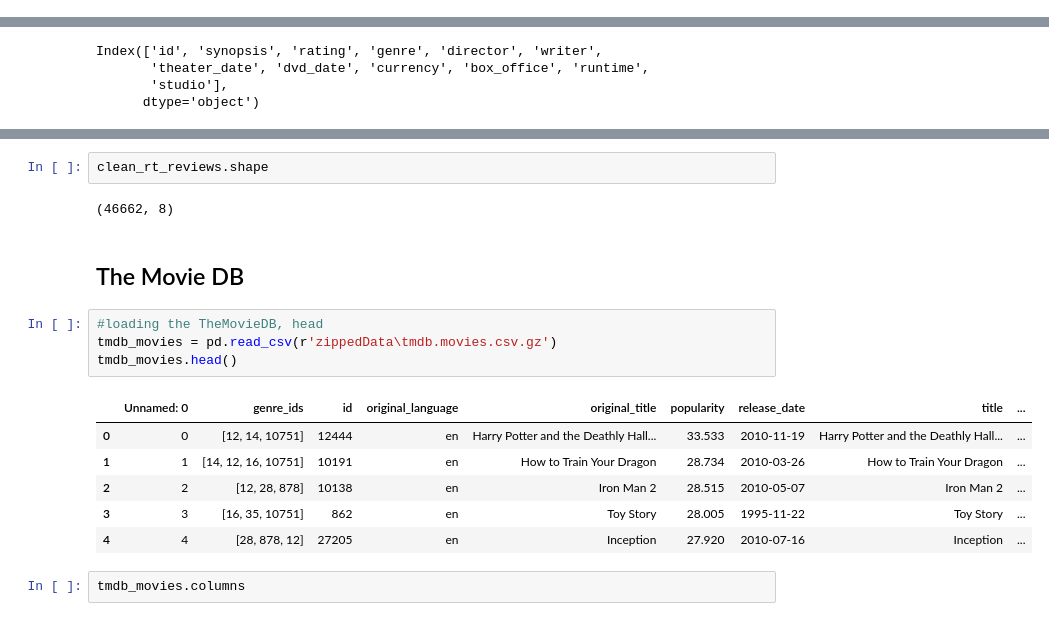
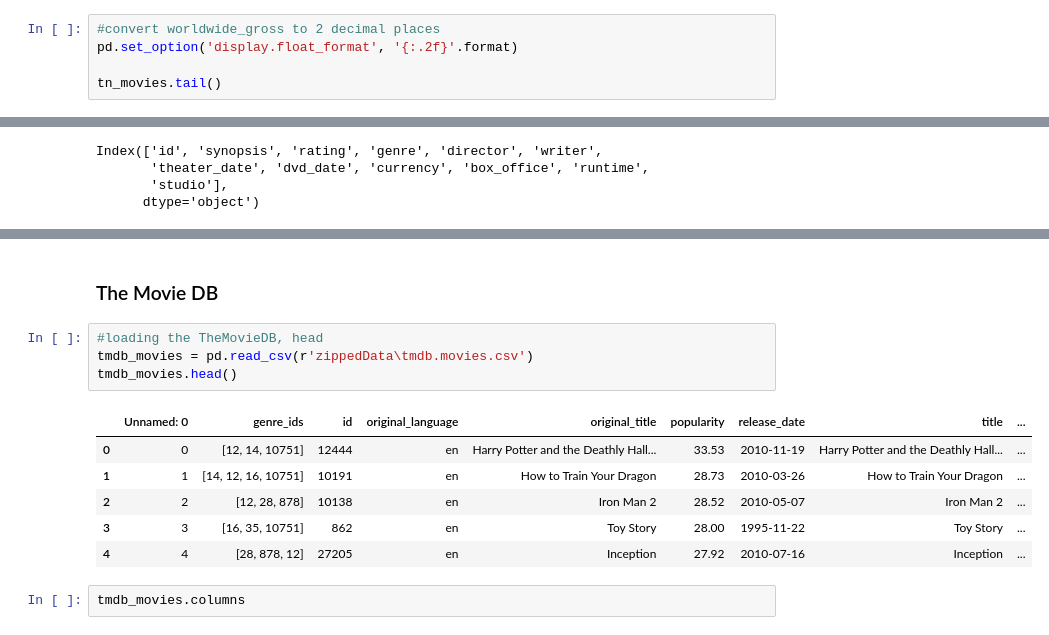
Before and after one commit to Austin-Murunga/dsc-phase-2-project-v3, a Jupyter notebook: student.ipynb, the cells around one changed output, grey strips where cells are left out. Drawn from its saved outputs; the diff is of its cells as text.

```diff
--- a/student.ipynb
+++ b/student.ipynb
@@ -147,0 +331,5 @@ plt.show()
+# %%
+#convert worldwide_gross to 2 decimal places
+pd.set_option('display.float_format', '{:.2f}'.format)
+
+tn_movies.tail()
@@ -340,20 +800,16 @@ dtype: int64
-# %%
-clean_rt_reviews.shape
-# %% [output]
-(46662, 8)
 # %% [markdown]
-## The Movie DB
+### The Movie DB
 # %%
 #loading the TheMovieDB, head
-tmdb_movies = pd.read_csv(r'zippedData\tmdb.movies.csv.gz')
+tmdb_movies = pd.read_csv(r'zippedData\tmdb.movies.csv')
 tmdb_movies.head()
 # %% [output]
 |  | Unnamed: 0 | genre_ids | id | original_language | original_title | popularity | release_date | title | ... |
-| 0 | 0 | [12, 14, 10751] | 12444 | en | Harry Potter and the Deathly Hall... | 33.533 | 2010-11-19 | Harry Potter and the Deathly Hall... | ... |
-| 1 | 1 | [14, 12, 16, 10751] | 10191 | en | How to Train Your Dragon | 28.734 | 2010-03-26 | How to Train Your Dragon | ... |
-| 2 | 2 | [12, 28, 878] | 10138 | en | Iron Man 2 | 28.515 | 2010-05-07 | Iron Man 2 | ... |
-| 3 | 3 | [16, 35, 10751] | 862 | en | Toy Story | 28.005 | 1995-11-22 | Toy Story | ... |
-| 4 | 4 | [28, 878, 12] | 27205 | en | Inception | 27.920 | 2010-07-16 | Inception | ... |
+| 0 | 0 | [12, 14, 10751] | 12444 | en | Harry Potter and the Deathly Hall... | 33.53 | 2010-11-19 | Harry Potter and the Deathly Hall... | ... |
+| 1 | 1 | [14, 12, 16, 10751] | 10191 | en | How to Train Your Dragon | 28.73 | 2010-03-26 | How to Train Your Dragon | ... |
+| 2 | 2 | [12, 28, 878] | 10138 | en | Iron Man 2 | 28.52 | 2010-05-07 | Iron Man 2 | ... |
+| 3 | 3 | [16, 35, 10751] | 862 | en | Toy Story | 28.00 | 1995-11-22 | Toy Story | ... |
+| 4 | 4 | [28, 878, 12] | 27205 | en | Inception | 27.92 | 2010-07-16 | Inception | ... |
 # %%
 tmdb_movies.columns
 # %% [output]
```
Also changed, not shown: parts of 100 cells of this notebook, 4 other files.
